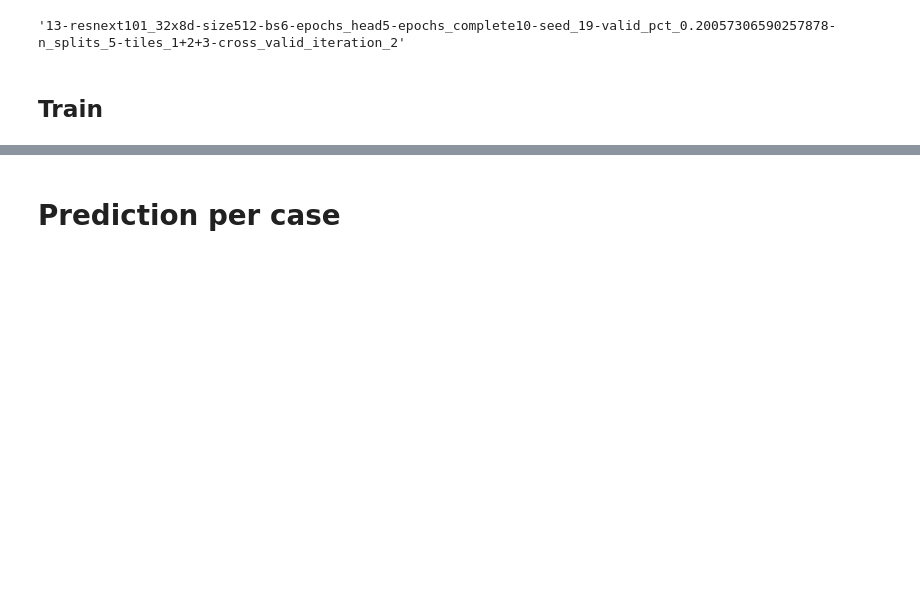
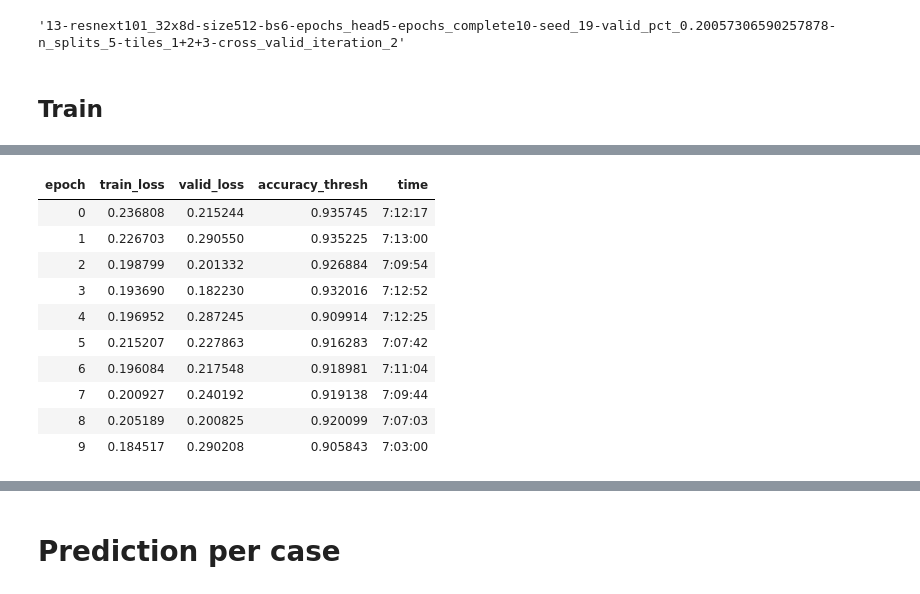
Before and after one commit to ChristophNeuner/pituitary_gland_adenomas, a Jupyter notebook: network-entity_classification.ipynb, the cells around one changed output, grey strips where cells are left out. Saved outputs shown, nothing was run; the diff lists cells and outputs as text; code cells hidden in the pictures; blank space fills up the shorter version.

```diff
--- a/network-entity_classification.ipynb
+++ b/network-entity_classification.ipynb
@@ -562,0 +575,3 @@ learner.save(nameHead)
+# %%
+learner.load(nameHead)
+#learner.load('bestmodel_head_4')
@@ -568,9 +607,24 @@ learner.recorder.plot(skip_start=0)
 # %%
-lr2 = 1e-9
-lr3 = 1e-8
+lr2 = 1e-7
+lr3 = 1e-6
 # %%
 learner.fit_one_cycle(cyc_len=epochs_unfrozen,
                       max_lr=slice(lr2, lr3),
-                      callbacks=[SaveModelCallback(learner, every='epoch', monitor='accuracy_thresh')])
+                      callbacks=[SaveModelCallback(learner,
+                                                   every='epoch',
+                                                   monitor='accuracy_thresh',
+                                                   name='bestmodel_lr2=1e-7--lr3=1e-6')])
+# %% [output]
+| epoch | train_loss | valid_loss | accuracy_thresh | time |
+| 0 | 0.236808 | 0.215244 | 0.935745 | 7:12:17 |
+| 1 | 0.226703 | 0.290550 | 0.935225 | 7:13:00 |
+| 2 | 0.198799 | 0.201332 | 0.926884 | 7:09:54 |
+| 3 | 0.193690 | 0.182230 | 0.932016 | 7:12:52 |
+| 4 | 0.196952 | 0.287245 | 0.909914 | 7:12:25 |
+| 5 | 0.215207 | 0.227863 | 0.916283 | 7:07:42 |
+| 6 | 0.196084 | 0.217548 | 0.918981 | 7:11:04 |
+| 7 | 0.200927 | 0.240192 | 0.919138 | 7:09:44 |
+| 8 | 0.205189 | 0.200825 | 0.920099 | 7:07:03 |
+| 9 | 0.184517 | 0.290208 | 0.905843 | 7:03:00 |
 # %%
 learner.recorder.plot_losses()
```
Also changed, not shown: parts of 45 cells of this notebook.
